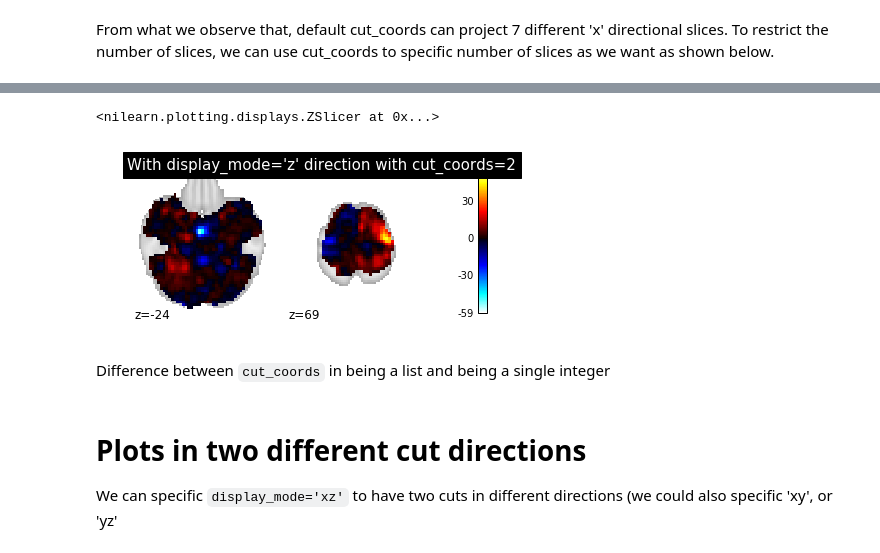
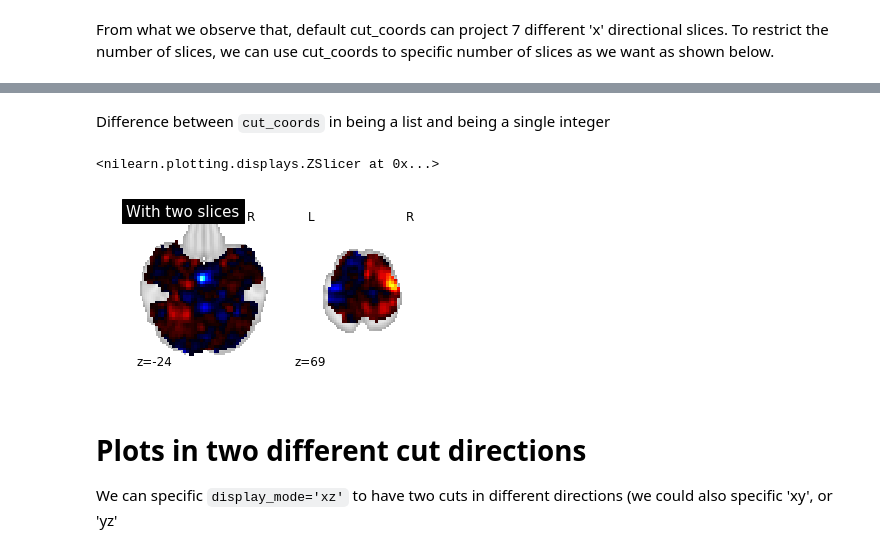
Before and after one commit to KamalakerDadi/Tutorial, a Jupyter notebook: Neurospin/advanced_nilearn_plotting.ipynb, the cells around one changed output, grey strips where cells are left out. Drawn from its saved outputs; the diff is of its cells as text; code cells hidden in the pictures.

```diff
--- a/Neurospin/advanced_nilearn_plotting.ipynb
+++ b/Neurospin/advanced_nilearn_plotting.ipynb
@@ -60,13 +59,13 @@ Here we will use an integer in cut_coords
-# %%
-# With display_mode='z' direction and manually controlling to display only two slices
-# but not manually controlling the positioning of the coordinates
-plotting.plot_stat_map(localizer_cmap_filename, display_mode='z', cut_coords=2,
-                      title="With display_mode='z' direction with cut_coords=2")
-# %% [output]
-<nilearn.plotting.displays.ZSlicer at 0x...>
-[figure, removed]
 # %% [markdown]
 Difference between `cut_coords` in being a list and being a single integer
+# %%
+# manually controlling to display only two slices
+# but not manually controlling the positioning of the coordinates
+plotting.plot_stat_map(localizer_cmap_filename, display_mode='z', cut_coords=2,
+                      title="With two slices", colorbar=False)
+# %% [output]
+<nilearn.plotting.displays.ZSlicer at 0x...>
+[figure, added]
 # %% [markdown]
 # Plots in two different cut directions
 
```
Also changed, not shown: parts of 5 cells of this notebook, 1 other file.
